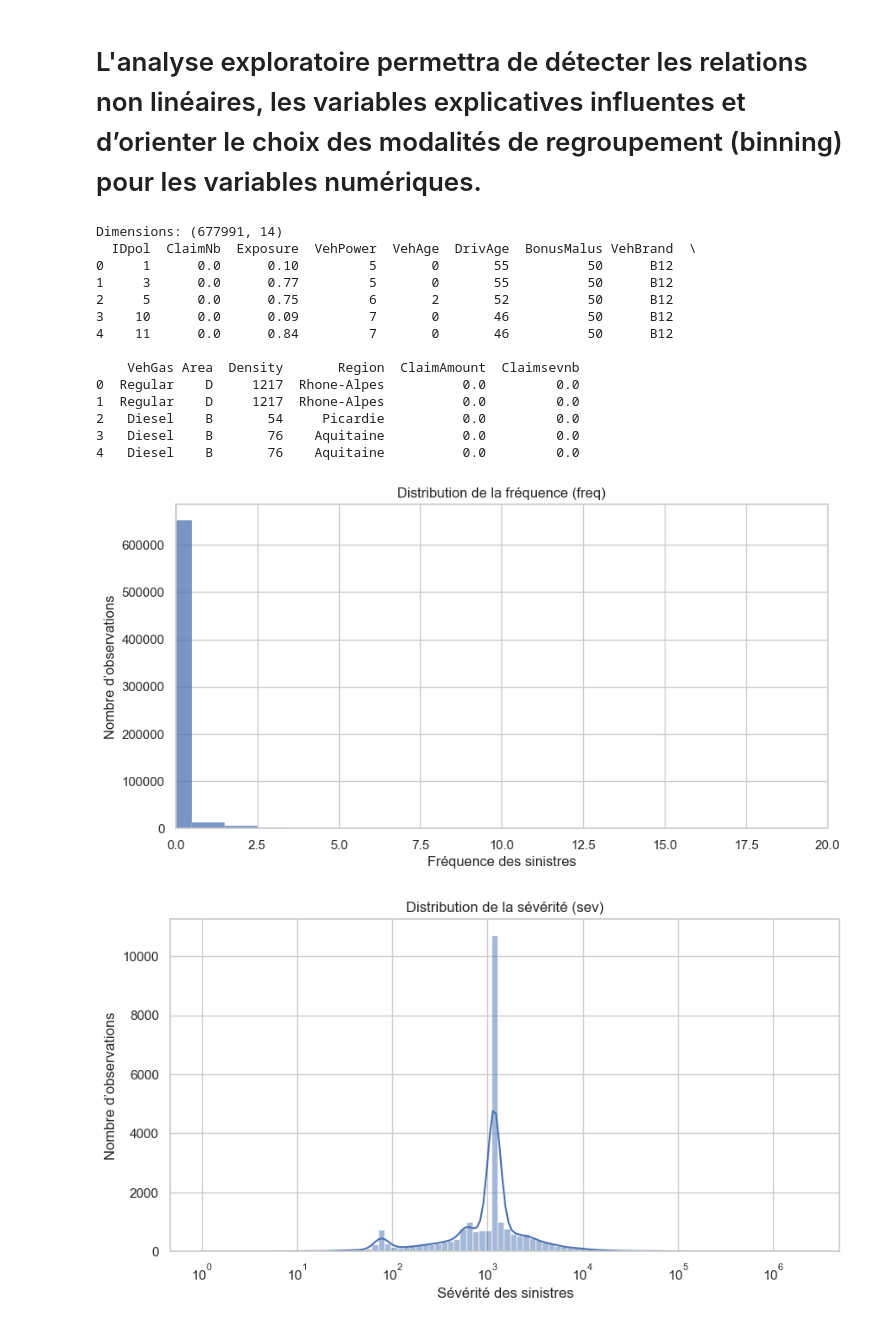
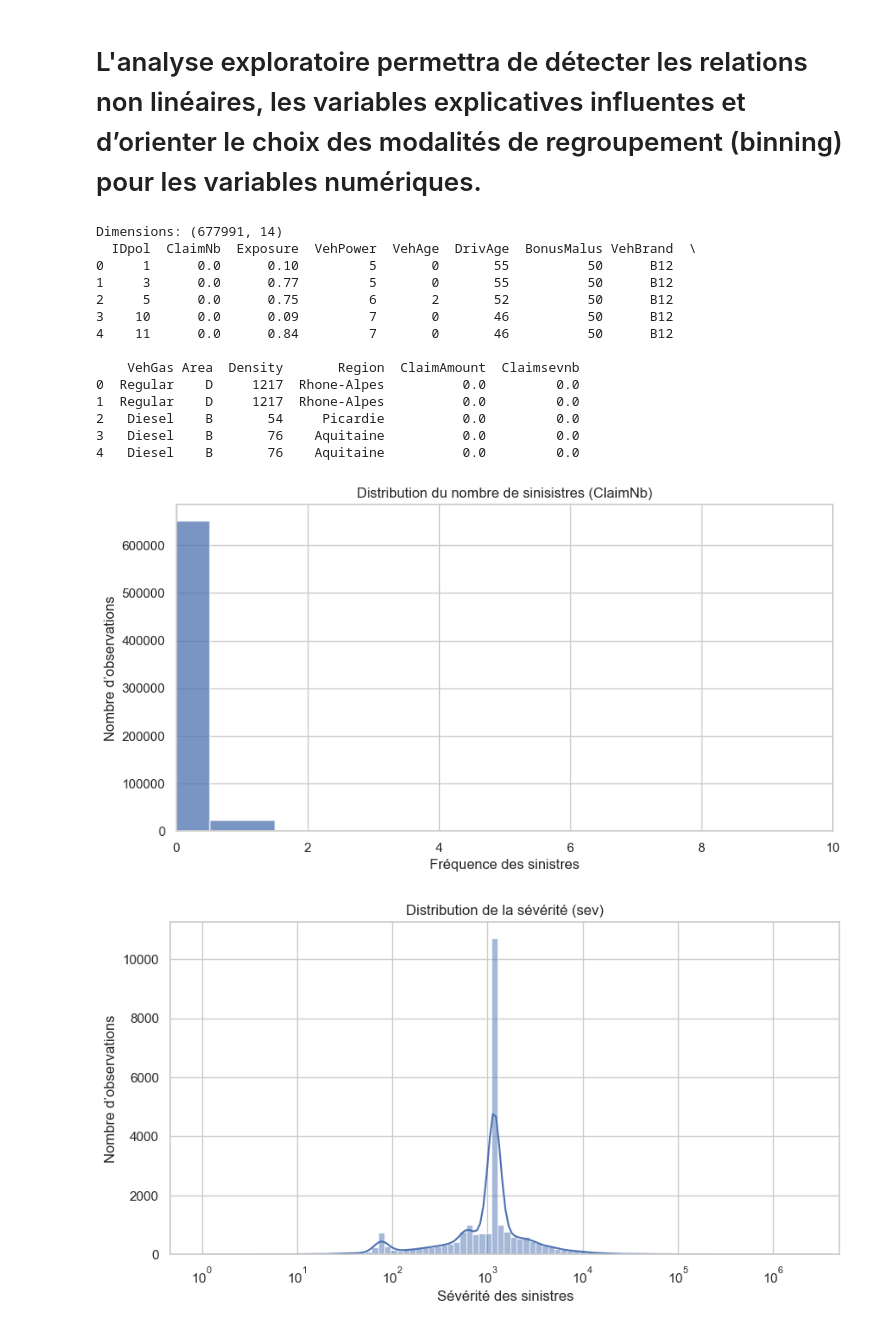
Before and after one commit to Tishat27/Tarification-non-vie, a Jupyter notebook: Notebook/Tarification non-vie.ipynb, the cells around one changed output. Drawn from its saved outputs; the diff is of its cells as text; code cells hidden in the pictures.

```diff
--- a/Notebook/Tarification non-vie.ipynb
+++ b/Notebook/Tarification non-vie.ipynb
@@ -261,41 +250,40 @@ print(data.head())
 # Histogramme du nombre de sinistres
 
 # Créer les cibles dérivées
-data['freq'] = data['ClaimNb'] / data['Exposure']
 data['sev'] = np.where(data['ClaimNb'] > 0, data['ClaimAmount'] / data['ClaimNb'], 0)
 
 # Histogramme pour freq
 plt.figure(figsize=(10, 5))
-sns.histplot(data['freq'], bins=200, kde=False,discrete=True)
-plt.title('Distribution de la fréquence (freq)')
+sns.histplot(data['ClaimNb'], bins=200, kde=False,discrete=True)
+plt.title('Distribution du nombre de sinisistres (ClaimNb)')
 plt.xlabel('Fréquence des sinistres')
 plt.ylabel('Nombre d’observations')
-plt.xlim(0,20)
+plt.xlim(0,10)
 plt.show()
 
 # Histogramme pour sev
 plt.figure(figsize=(10, 5))
 sns.histplot(data.loc[data['ClaimNb'] > 0, 'sev'], bins=100,log_scale=True, kde=True)
 plt.title('Distribution de la sévérité (sev)')
 plt.xlabel('Sévérité des sinistres')
 plt.ylabel('Nombre d’observations')
 plt.xlim(0,5000000)
 plt.show()
 # %% [output]
 Dimensions: (677991, 14)
   IDpol  ClaimNb  Exposure  VehPower  VehAge  DrivAge  BonusMalus VehBrand  \
 0     1      0.0      0.10         5       0       55          50      B12
 1     3      0.0      0.77         5       0       55          50      B12
 2     5      0.0      0.75         6       2       52          50      B12
 3    10      0.0      0.09         7       0       46          50      B12
 4    11      0.0      0.84         7       0       46          50      B12
 
     VehGas Area  Density       Region  ClaimAmount  Claimsevnb
 0  Regular    D     1217  Rhone-Alpes          0.0         0.0
 1  Regular    D     1217  Rhone-Alpes          0.0         0.0
 2   Diesel    B       54     Picardie          0.0         0.0
 3   Diesel    B       76    Aquitaine          0.0         0.0
 4   Diesel    B       76    Aquitaine          0.0         0.0
-[figure, old version]
+[figure, new version]
 [figure]
 # %% [markdown]
```
Also changed, not shown: parts of 19 cells of this notebook.
